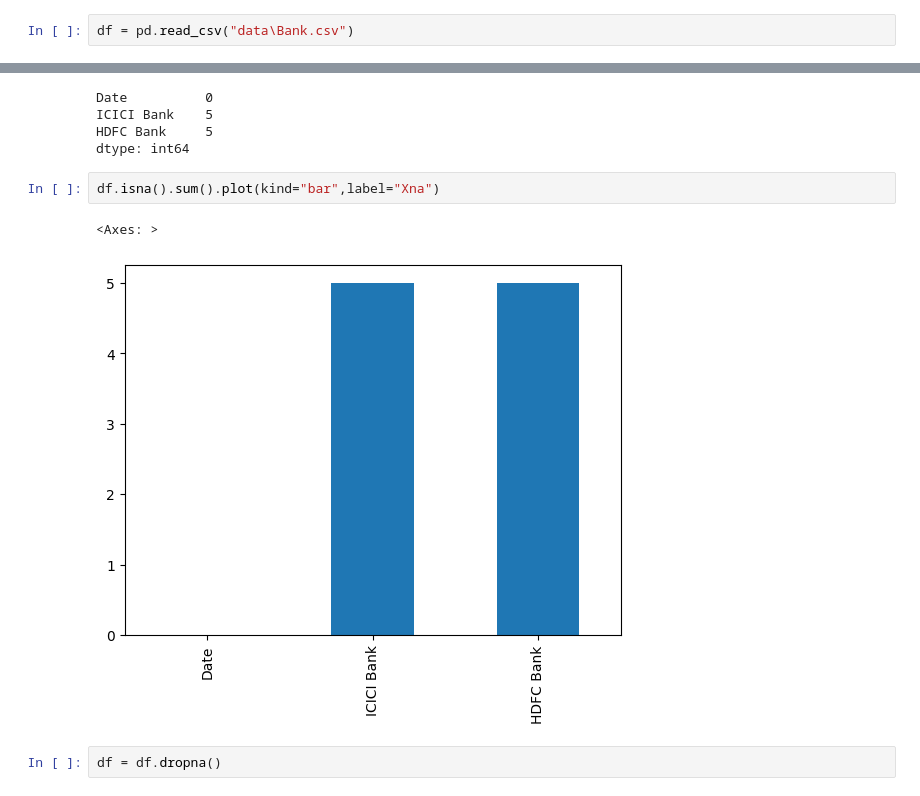
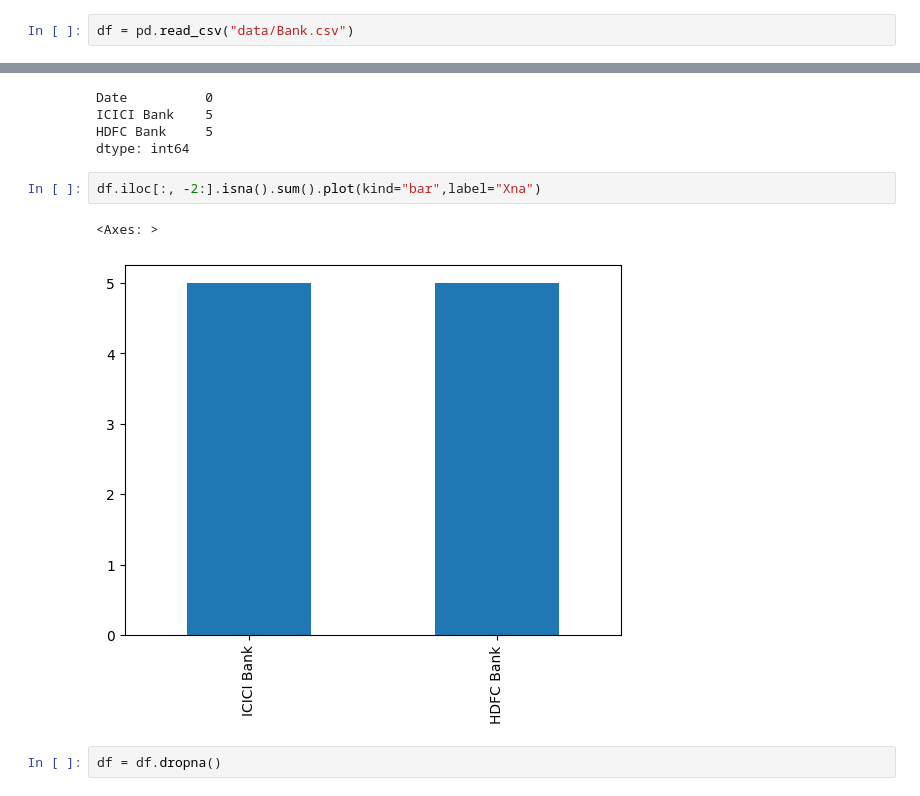
Before and after one commit to Rubesh-RS/My_studies, a Jupyter notebook: Visualization.ipynb, the cells around one changed output, grey strips where cells are left out. Drawn from its saved outputs; the diff is of its cells as text.

```diff
--- a/Visualization.ipynb
+++ b/Visualization.ipynb
@@ -159,7 +245,7 @@ plt.show()
 # %%
 import pandas as pd
 # %%
-df = pd.read_csv("data\Bank.csv")
+df = pd.read_csv("data/Bank.csv")
 # %%
 df
 # %% [output]
@@ -252,10 +321,10 @@ ICICI Bank    5
 HDFC Bank     5
 dtype: int64
 # %%
-df.isna().sum().plot(kind="bar",label="Xna")
+df.iloc[:, -2:].isna().sum().plot(kind="bar",label="Xna")
 # %% [output]
 <Axes: >
-[figure, old version]
+[figure, new version]
 # %%
 df = df.dropna()
 # %%
```
Also changed, not shown: parts of 16 cells of this notebook, 2 other files.
